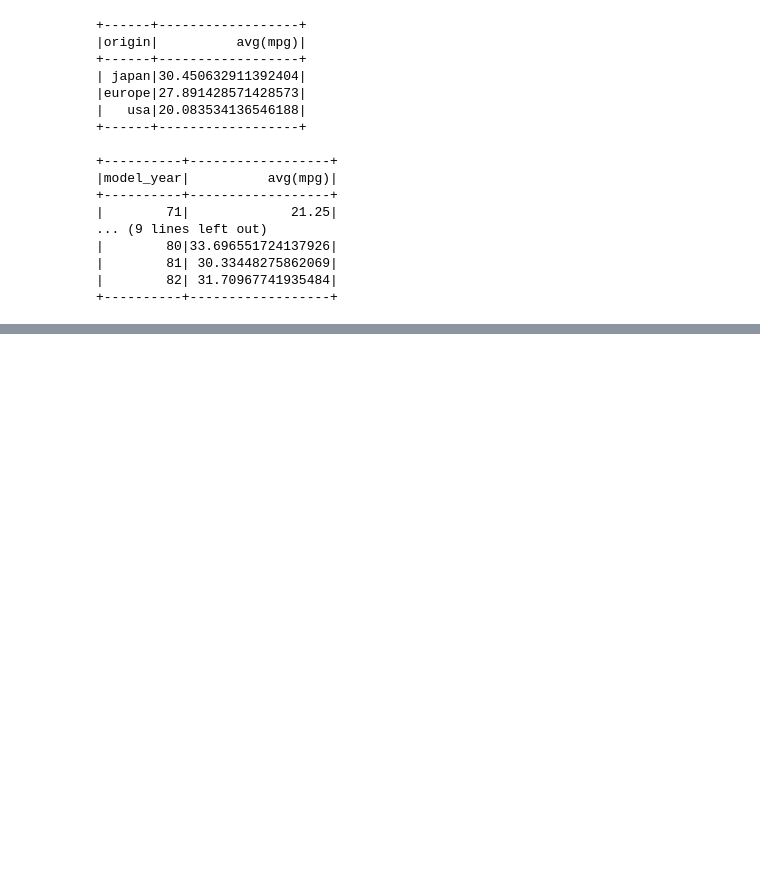
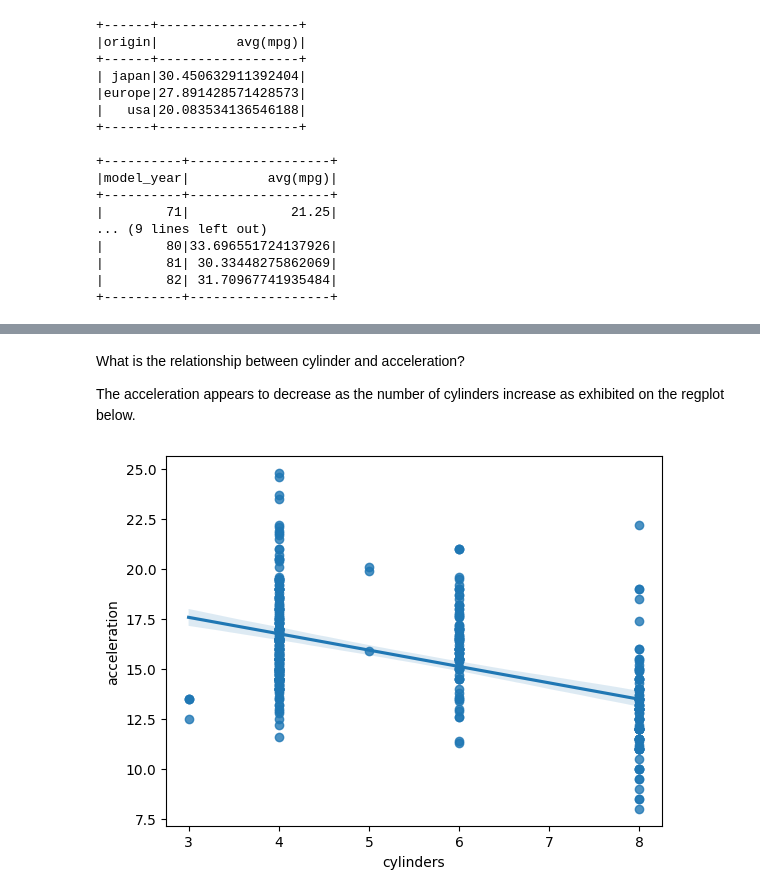
Before and after one commit to blwishom/JUMPlus-phase2, a Jupyter notebook: mpg_exercise.ipynb, the cells around one changed output, grey strips where cells are left out. Saved outputs shown, nothing was run; the diff lists cells and outputs as text; code cells hidden in the pictures; blank space fills up the shorter version.

```diff
--- a/mpg_exercise.ipynb
+++ b/mpg_exercise.ipynb
@@ -234,0 +262,14 @@ mpg_df.groupby('model_year').avg('mpg').show()
+# %% [markdown]
+What is the relationship between cylinder and acceleration?
+
+The acceleration appears to decrease as the number of cylinders increase as exhibited on the regplot below.
+# %%
+cylinders = mpg_db['cylinders']
+acceleration = mpg_db['acceleration']
+cyl_acc = pd.concat([cylinders, acceleration], axis=1)
+
+sns.regplot(data=cyl_acc, x=cylinders, y=acceleration)
+# sns.heatmap(data=cyl_acc)
+plt.show()
+# %% [output]
+[figure, added]
```
Also changed, not shown: parts of 7 cells of this notebook.
